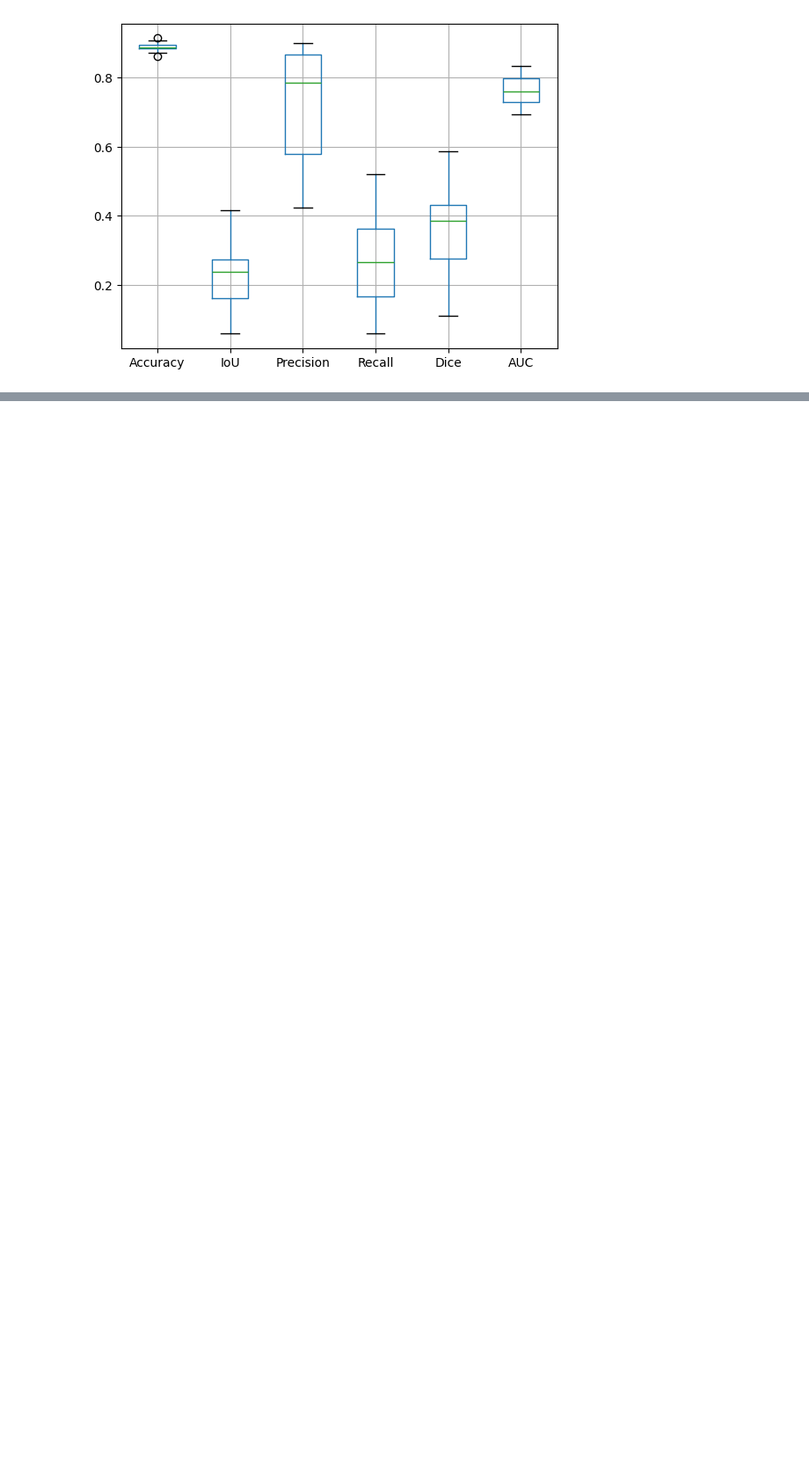
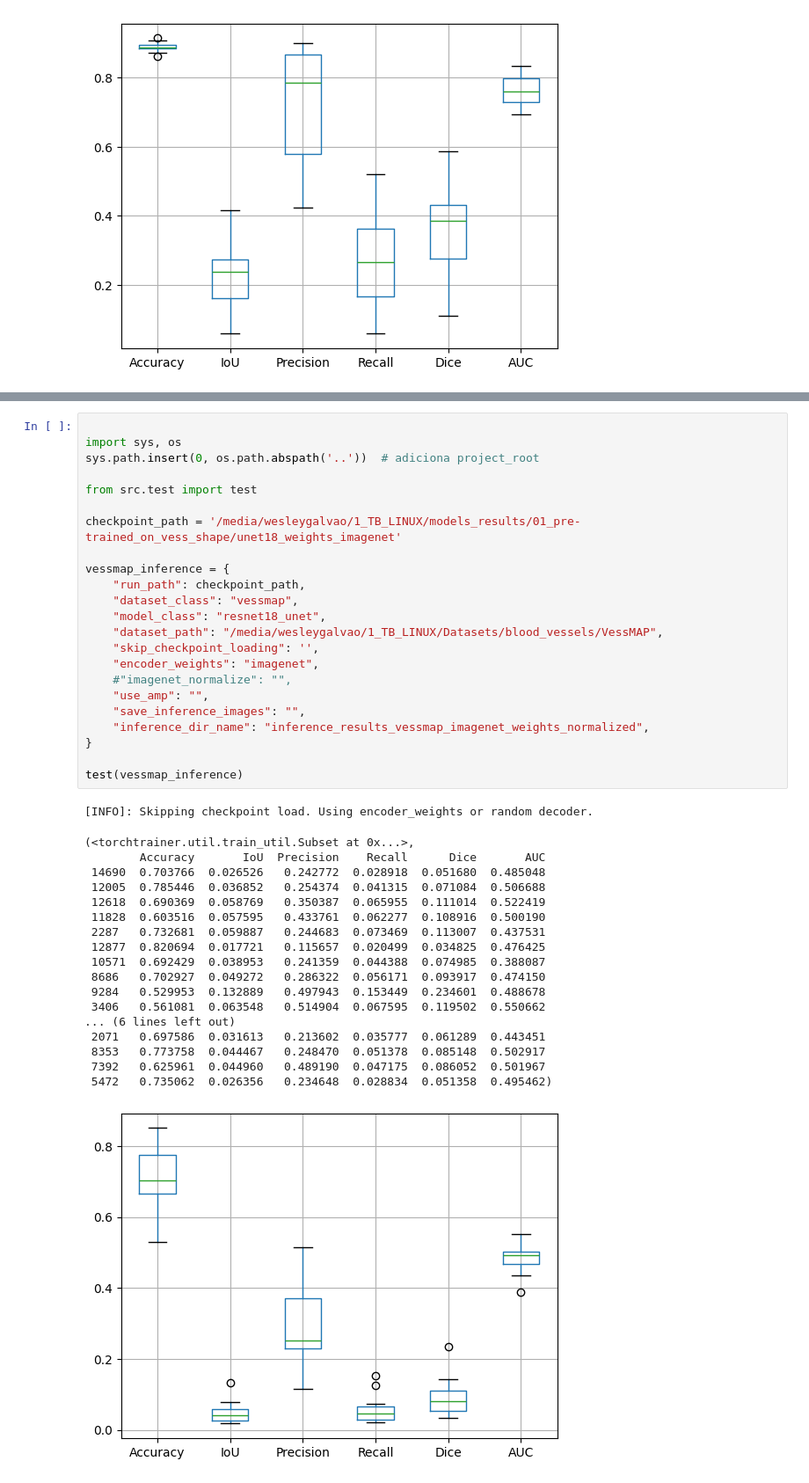
Before and after one commit to galvaowesley/vess-shape-experiments, a Jupyter notebook: 04_evaluation/inference_zero_shot.ipynb, the cells around one changed output, grey strips where cells are left out. Shown at 88% size. Cells and saved outputs as stored; diff of their text form; blank space fills up the shorter version.

```diff
--- a/04_evaluation/inference_zero_shot.ipynb
+++ b/04_evaluation/inference_zero_shot.ipynb
@@ -180,0 +216,43 @@ test(drive_inference)
+# %%
+
+import sys, os
+sys.path.insert(0, os.path.abspath('..'))  # adiciona project_root
+
+from src.test import test
+
+checkpoint_path = '/media/wesleygalvao/1_TB_LINUX/models_results/01_pre-trained_on_vess_shape/unet18_weights_imagenet'
+
+vessmap_inference = {
+    "run_path": checkpoint_path,
+    "dataset_class": "vessmap",
+    "model_class": "resnet18_unet",
+    "dataset_path": "/media/wesleygalvao/1_TB_LINUX/Datasets/blood_vessels/VessMAP",
+    "skip_checkpoint_loading": '',
+    "encoder_weights": "imagenet",
+    #"imagenet_normalize": "",
+    "use_amp": "",
+    "save_inference_images": "",
+    "inference_dir_name": "inference_results_vessmap_imagenet_weights_normalized",
+}
+
+test(vessmap_inference)
+# %% [output]
+[INFO]: Skipping checkpoint load. Using encoder_weights or random decoder.
+(<torchtrainer.util.train_util.Subset at 0x...>,
+        Accuracy       IoU  Precision    Recall      Dice       AUC
+ 14690  0.703766  0.026526   0.242772  0.028918  0.051680  0.485048
+ 12005  0.785446  0.036852   0.254374  0.041315  0.071084  0.506688
+ 12618  0.690369  0.058769   0.350387  0.065955  0.111014  0.522419
+ 11828  0.603516  0.057595   0.433761  0.062277  0.108916  0.500190
+ 2287   0.732681  0.059887   0.244683  0.073469  0.113007  0.437531
+ 12877  0.820694  0.017721   0.115657  0.020499  0.034825  0.476425
+ 10571  0.692429  0.038953   0.241359  0.044388  0.074985  0.388087
+ 8686   0.702927  0.049272   0.286322  0.056171  0.093917  0.474150
+ 9284   0.529953  0.132889   0.497943  0.153449  0.234601  0.488678
+ 3406   0.561081  0.063548   0.514904  0.067595  0.119502  0.550662
+... (6 lines left out)
+ 2071   0.697586  0.031613   0.213602  0.035777  0.061289  0.443451
+ 8353   0.773758  0.044467   0.248470  0.051378  0.085148  0.502917
+ 7392   0.625961  0.044960   0.489190  0.047175  0.086052  0.501967
+ 5472   0.735062  0.026356   0.234648  0.028834  0.051358  0.495462)
+[figure, added]
```
Also changed, not shown: parts of 14 cells of this notebook.
